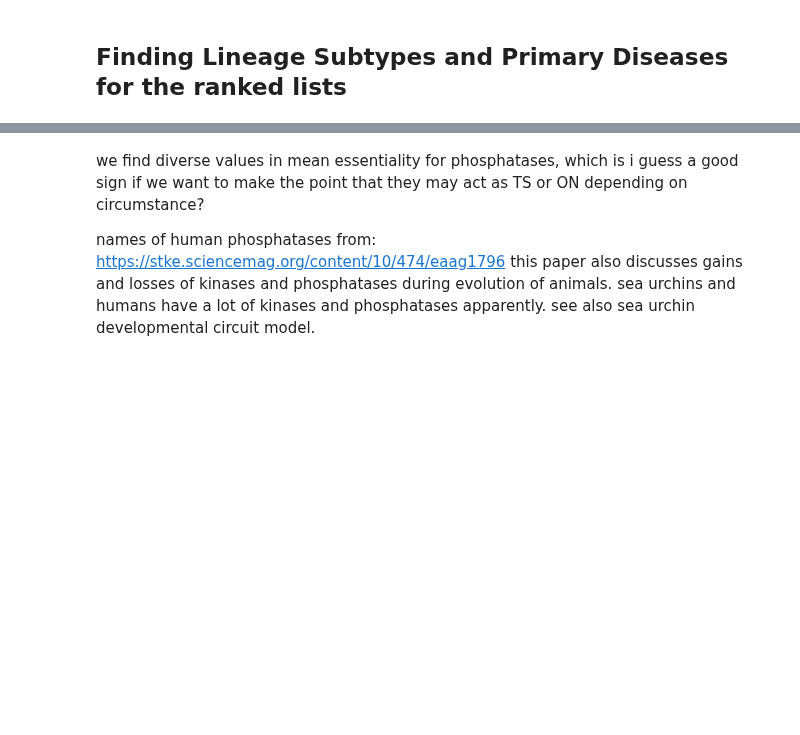
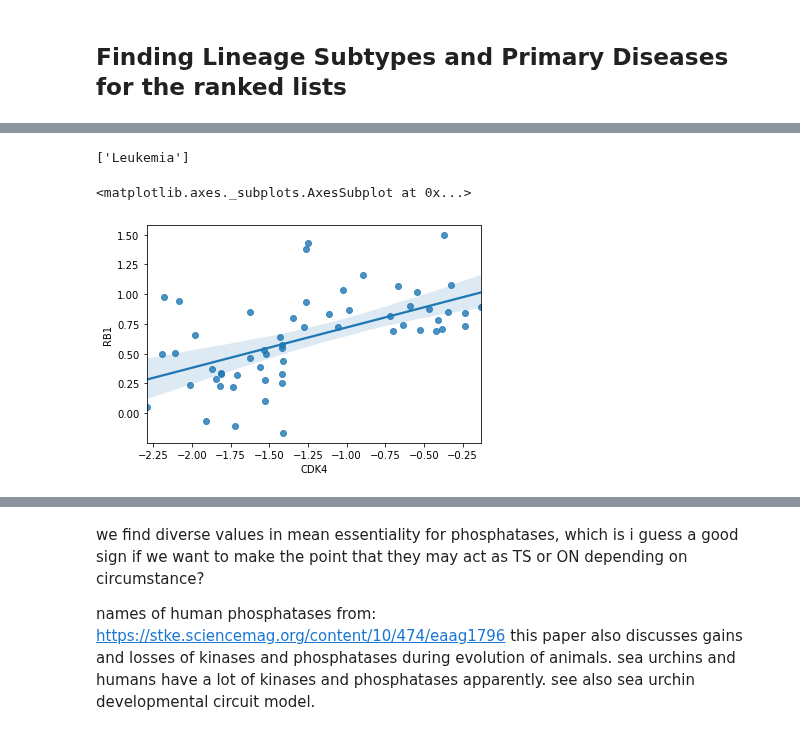
Before and after one commit to lannwal/projectlab, a Jupyter notebook: DataDash.ipynb, the cells around one changed output, grey strips where cells are left out. Cells and saved outputs as stored; diff of their text form; code cells hidden in the pictures; blank space fills up the shorter version.

```diff
--- a/DataDash.ipynb
+++ b/DataDash.ipynb
@@ -105,0 +145,4 @@ print(np.mean(allGenes.PTPN14.values))
+# %%
+data[data.stripped_cell_line_name == x]['primary_disease'].to_list()
+# %% [output]
+['Leukemia']
@@ -105,0 +156,6 @@ print(np.mean(allGenes.PTPN14.values))
+# %%
+someGenes = allGenes.loc[top_cellines['CDK4_RB1']]
+sns.regplot(x='CDK4', y='RB1', data=someGenes)
+# %% [output]
+<matplotlib.axes._subplots.AxesSubplot at 0x...>
+[figure, added]
```
Also changed, not shown: parts of 410 cells of this notebook.
